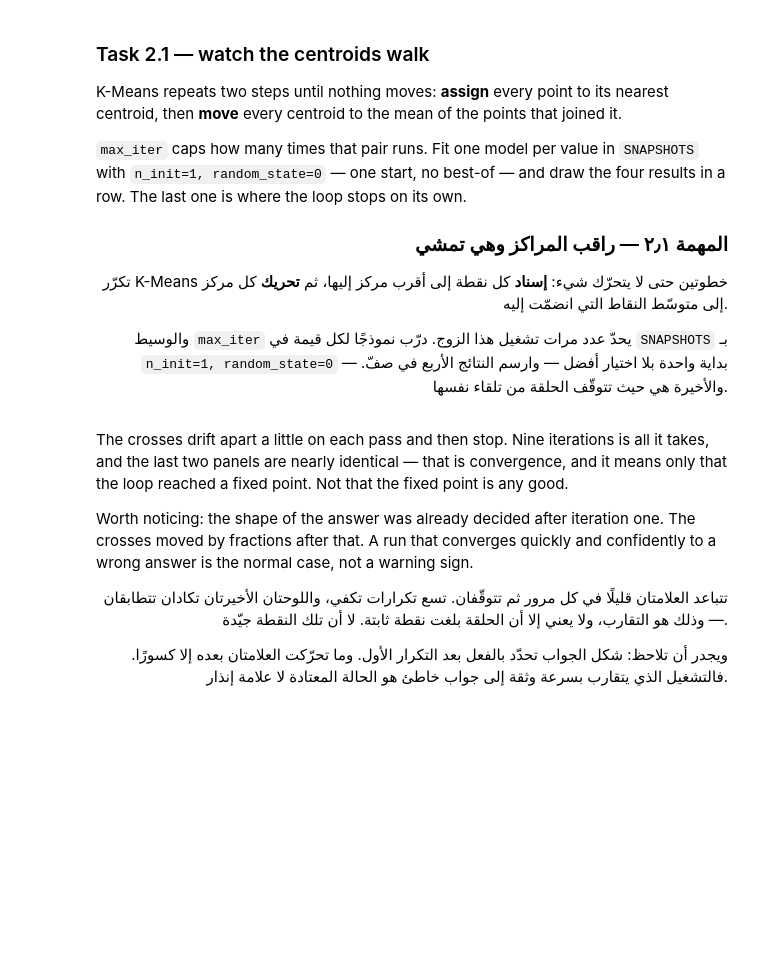
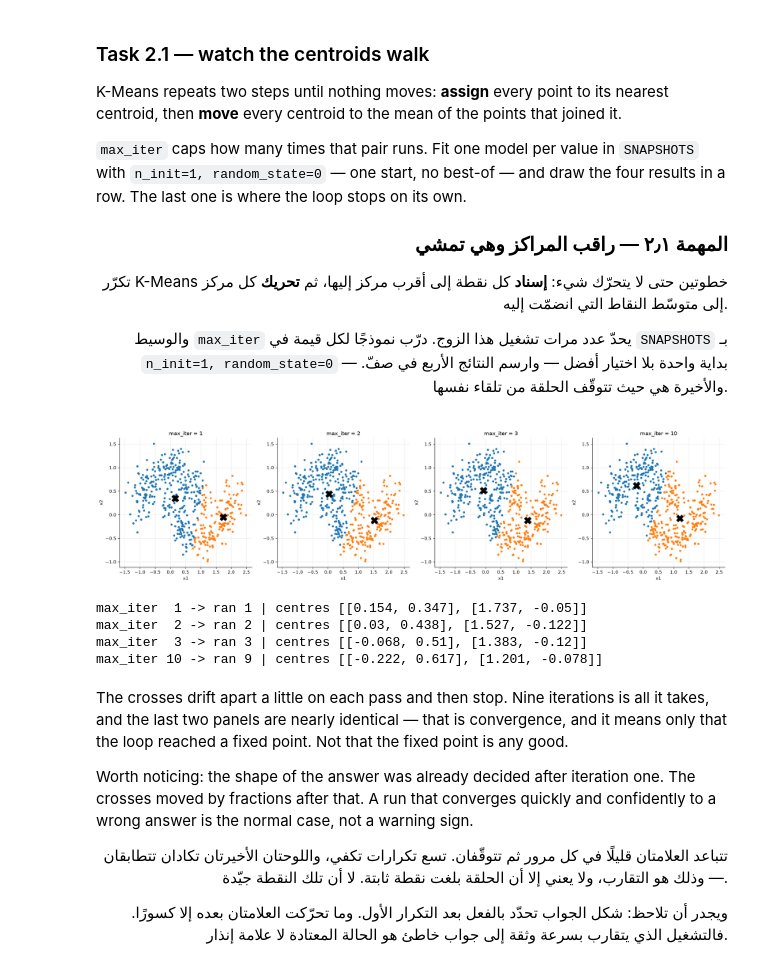
Before and after one commit to OMH-sa/AIEP_Olo_student, a Jupyter notebook: week_1_foundations/labs/D5_extra_kmeans/D5_extra_kmeans_blank.ipynb, the cells around one changed output. Cells and saved outputs as stored; diff of their text form; code cells hidden in the pictures; blank space fills up the shorter version.

```diff
--- a/week_1_foundations/labs/D5_extra_kmeans/D5_extra_kmeans_blank.ipynb
+++ b/week_1_foundations/labs/D5_extra_kmeans/D5_extra_kmeans_blank.ipynb
@@ -288,24 +322,42 @@ is where the loop stops on its own.
 # %%
 # ────────────────────────────────────────────────────────────────────
 # 1) Loop over SNAPSHOTS zipped with the four axes, as you did for the C sweep on Thursday.
 # 2) Inside: KMeans(n_clusters=2, n_init=1, max_iter=value, random_state=0).fit(X).
 # 3) Plot each with plot_clusters, passing centres=, and title it with the iteration count.
 # 4) Collect the fitted models into `steps` so the sanity check can count them.
 # Search: "sklearn KMeans max_iter n_init single initialisation"
 #
 # ١) كرّر على SNAPSHOTS مقرونة بالمحاور الأربعة بـzip، كما فعلت في مسح C يوم الخميس.
 # ٢) وداخلها: KMeans(n_clusters=2, n_init=1, max_iter=value, random_state=0).fit(X).
 # ٣) ارسم كلًّا منها بـplot_clusters مع تمرير centres=، وعنونها بعدد التكرارات.
 # ٤) اجمع النماذج المُدرَّبة في `steps` ليتمكّن الفحص من عدّها.
 # ابحث عن: "sklearn KMeans max_iter n_init single initialisation"
 # ────────────────────────────────────────────────────────────────────
 
 SNAPSHOTS = [1, 2, 3, 10]
+
+fig, axes = plt.subplots(1, 4, figsize=(20, 5))
+steps = []
+for value, ax in zip(SNAPSHOTS, axes):
+    model = KMeans(n_clusters=2, n_init=1, max_iter=value, random_state=0)
+    model.fit(X)
+    plot_clusters(ax, X, model.labels_, f"max_iter = {value}", centres=model.cluster_centers_)
+    steps.append(model)
+plt.tight_layout()
+plt.show()
+
+
 # TODO: Fit one K-Means per value in SNAPSHOTS with a single start, draw the four panels in a row, and collect the models into `steps`.
 # مهمة: درّب K-Means لكل قيمة في SNAPSHOTS ببداية واحدة، وارسم اللوحات الأربع في صفّ، واجمع النماذج في `steps`.
 for value, model in zip(SNAPSHOTS, steps):
     centres = np.round(model.cluster_centers_, 3).tolist()
     print(f"max_iter {value:>2} -> ran {model.n_iter_} | centres {centres}")
+# %% [output]
+[figure, added]
+max_iter  1 -> ran 1 | centres [[0.154, 0.347], [1.737, -0.05]]
+max_iter  2 -> ran 2 | centres [[0.03, 0.438], [1.527, -0.122]]
+max_iter  3 -> ran 3 | centres [[-0.068, 0.51], [1.383, -0.12]]
+max_iter 10 -> ran 9 | centres [[-0.222, 0.617], [1.201, -0.078]]
 # %% [markdown]
 The crosses drift apart a little on each pass and then stop. Nine iterations is all it takes, and the
 last two panels are nearly identical — that is convergence, and it means only that the loop reached a
```
Also changed, not shown: parts of 7 cells of this notebook, 1 other file.
